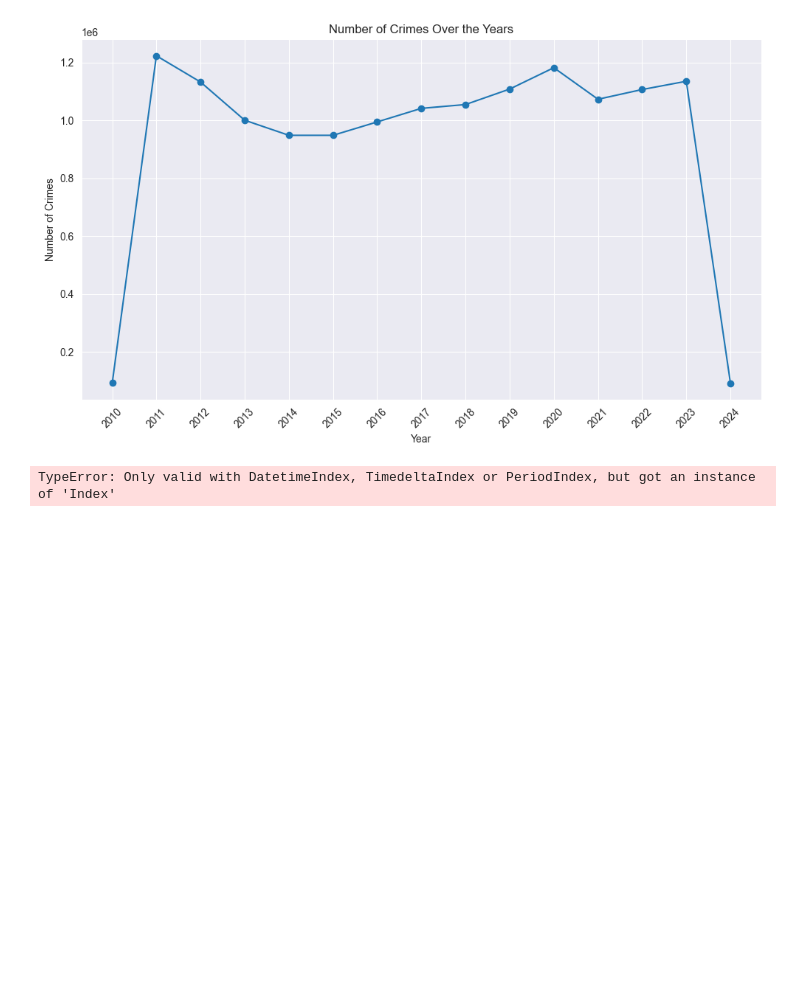
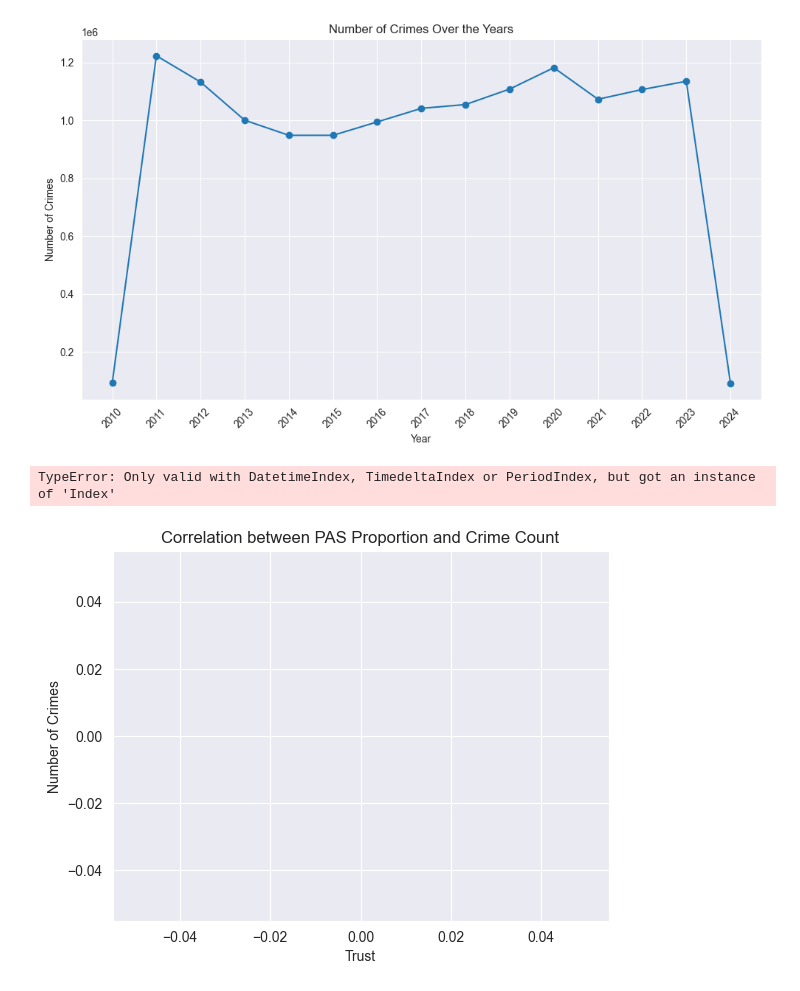
Before and after one commit to Iris-Shi1/DC2_Group23, a Jupyter notebook: Crime_EDA.ipynb, the cells around one changed output. Drawn from its saved outputs; the diff is of its cells as text; code cells hidden in the pictures; blank space fills up the shorter version.

Commit message:
Add borough to combined crime dataset + just trying to plot stuff

```diff
--- a/Crime_EDA.ipynb
+++ b/Crime_EDA.ipynb
@@ -323,3 +336,35 @@ plt.tight_layout()
 plt.show()
 # %% [output]
 TypeError: Only valid with DatetimeIndex, TimedeltaIndex or PeriodIndex, but got an instance of 'Index'
+# %%
+import pandas as pd
+import matplotlib.pyplot as plt
+
+# Read PAS dataset
+pas_df = pd.read_csv('project_data/PAS_T&Cdashboard_to Q3 23-24.csv')
+
+# Read combined crime dataset
+crime_df = pd.read_csv('project_data/combined_crime.csv')
+
+# Convert date columns to datetime format
+pas_df['Date'] = pd.to_datetime(pas_df['Date'], format='%d/%m/%Y')
+
+# Filter out invalid date values and convert to quarters
+valid_dates = crime_df['Month'][crime_df['Month'] != 'Month']
+crime_df['Date'] = pd.to_datetime(valid_dates).dt.to_period('Q')
+pas_df['Quarter'] = pas_df['Date'].dt.to_period('Q')
+# Group crime data by quarters
+crime_df['Quarter'] = crime_df['Date']
+crime_grouped = crime_df.groupby('Quarter').size().reset_index(name='Crime_Count')
+
+# Merge PAS dataset with aggregated crime data based on quarter
+merged_df = pd.merge(pas_df, crime_grouped, how='left', left_on='Date', right_on='Quarter')
+
+# Plot scatter plot
+plt.scatter(merged_df['Proportion'], merged_df['Crime_Count'])
+plt.xlabel('Trust')
+plt.ylabel('Number of Crimes')
+plt.title('Correlation between PAS Proportion and Crime Count')
+plt.show()
+# %% [output]
+[figure, added]
```
Also changed, not shown: parts of 4 cells of this notebook, 2 other files.
